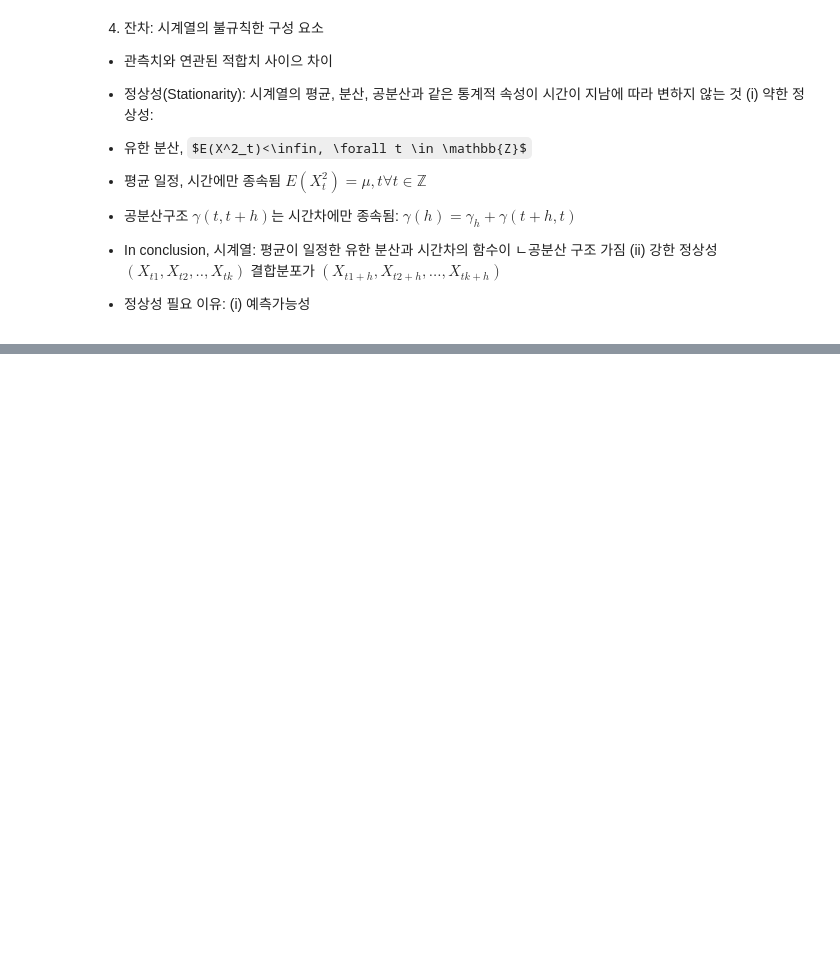
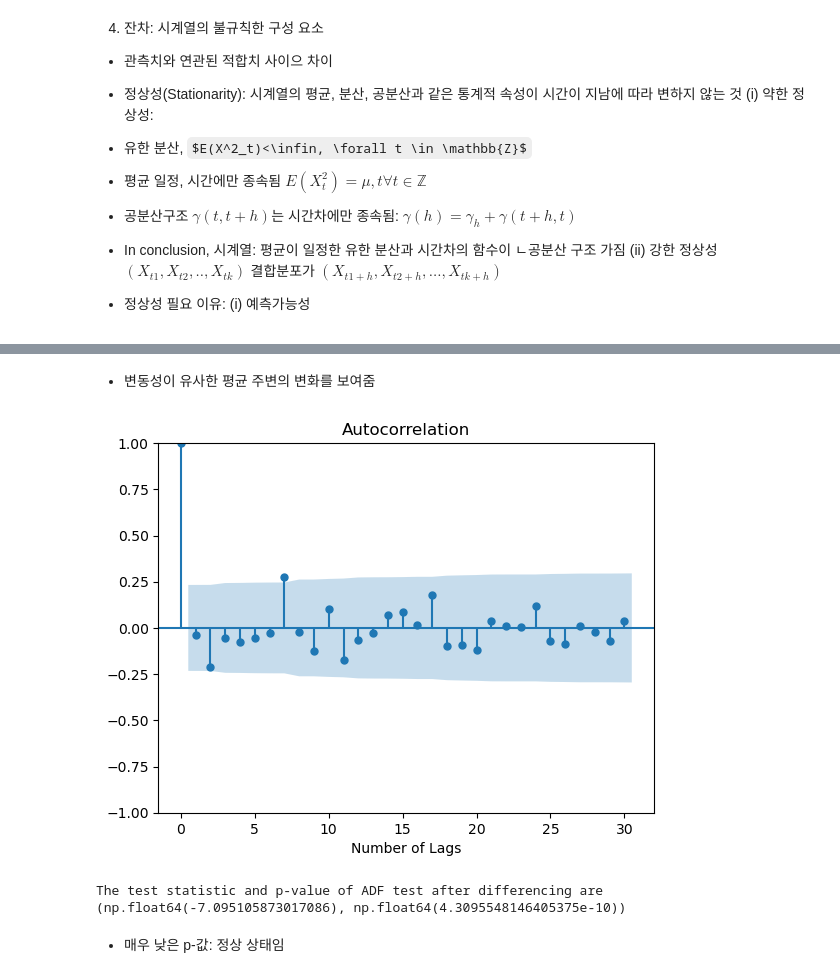
Before and after one commit to serah6057-beep/ML-For-Risk-Management, a Jupyter notebook: Ch2.ipynb, the cells around one changed output, grey strips where cells are left out. Saved outputs shown, nothing was run; the diff lists cells and outputs as text; code cells hidden in the pictures; some formulas as TeX source; blank space fills up the shorter version.

```diff
--- a/Ch2.ipynb
+++ b/Ch2.ipynb
@@ -88,0 +106,16 @@ $(X_{t1},X_{t2},..,X_{tk})$ 결합분포가 $(X_{t1+h},X_{t2+h},...,X_{tk+h})$
+# %% [markdown]
+- 변동성이 유사한 평균 주변의 변화를 보여줌
+# %%
+sm.graphics.tsa.plot_acf(diff_SP_price.dropna(),lags=30)
+plt.xlabel('Number of Lags')
+plt.show()
+# %% [output]
+[figure, added]
+# %%
+# 차분 후 ADF 다시 실행
+stat_test2=adfuller(diff_SP_price.dropna())[0:2]
+print('The test statistic and p-value of ADF test after differencing are {}'.format(stat_test2))
+# %% [output]
+The test statistic and p-value of ADF test after differencing are (np.float64(-7.095105873017086), np.float64(4.3095548146405375e-10))
+# %% [markdown]
+- 매우 낮은 p-값: 정상 상태임
```
Also changed, not shown: parts of 36 cells of this notebook, 1 other file.
